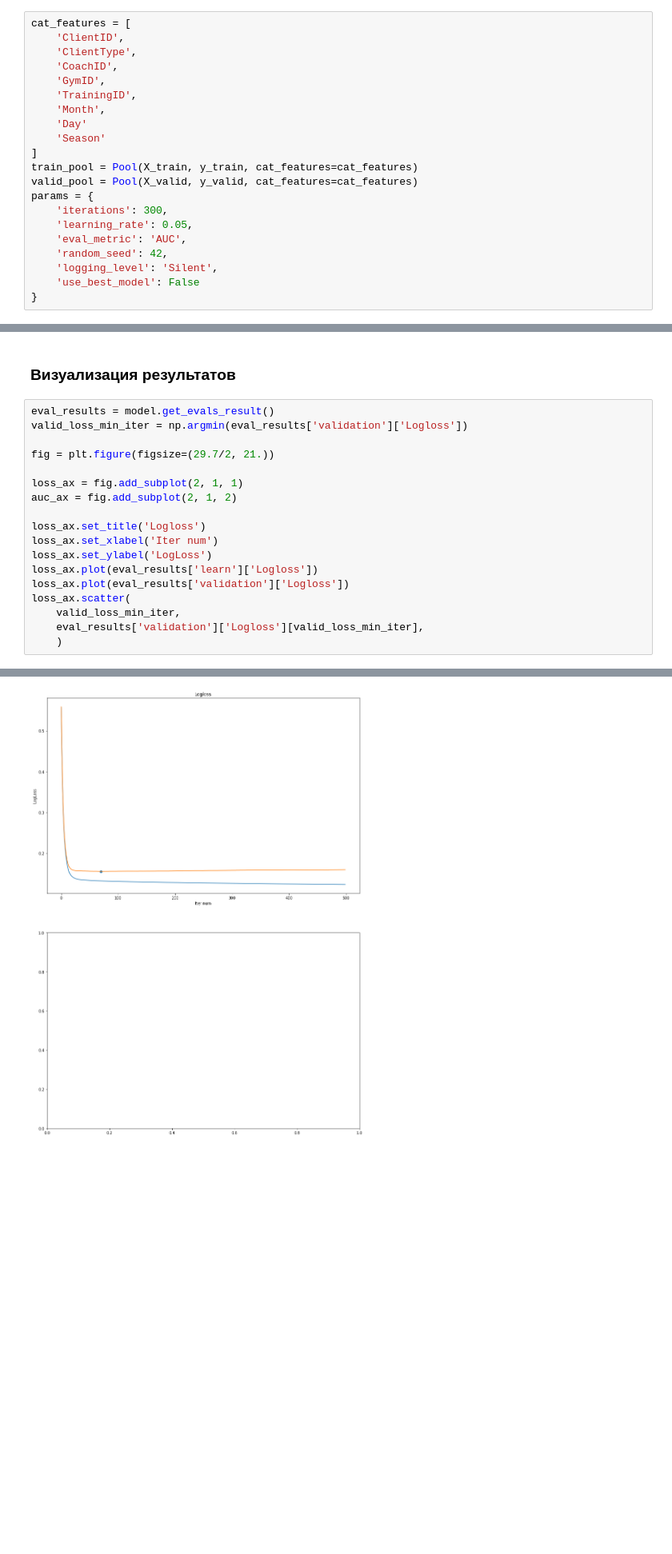
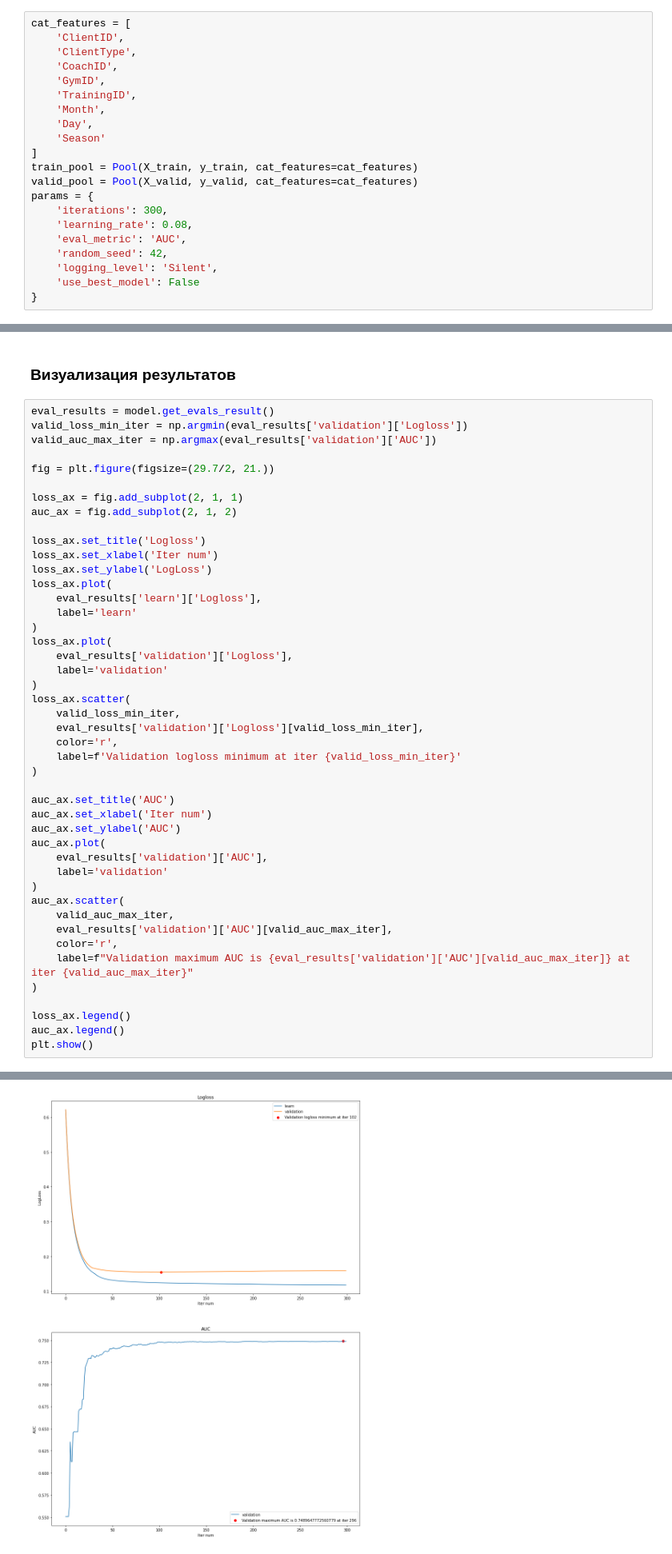
Before and after one commit to alex-kozinov/ml_competitions, a Jupyter notebook: kaggle/ML Posterior. Gym training prediction/solution.ipynb, the cells around one changed output, grey strips where cells are left out. Shown at 80% size. Cells and saved outputs as stored; diff of their text form; blank space fills up the shorter version.

Commit message:
Add visualisation

```diff
--- a/kaggle/ML Posterior. Gym training prediction/solution.ipynb
+++ b/kaggle/ML Posterior. Gym training prediction/solution.ipynb
@@ -281,14 +281,14 @@ cat_features = [
     'GymID',
     'TrainingID',
     'Month',
-    'Day'
+    'Day',
     'Season'
 ]
 train_pool = Pool(X_train, y_train, cat_features=cat_features)
 valid_pool = Pool(X_valid, y_valid, cat_features=cat_features)
 params = {
     'iterations': 300,
-    'learning_rate': 0.05,
+    'learning_rate': 0.08,
     'eval_metric': 'AUC',
     'random_seed': 42,
     'logging_level': 'Silent',
@@ -308,6 +308,7 @@ Wall time: 2min 32s
 # %%
 eval_results = model.get_evals_result()
 valid_loss_min_iter = np.argmin(eval_results['validation']['Logloss'])
+valid_auc_max_iter = np.argmax(eval_results['validation']['AUC'])
 
 fig = plt.figure(figsize=(29.7/2, 21.))
 
@@ -317,10 +318,36 @@ auc_ax = fig.add_subplot(2, 1, 2)
 loss_ax.set_title('Logloss')
 loss_ax.set_xlabel('Iter num')
 loss_ax.set_ylabel('LogLoss')
-loss_ax.plot(eval_results['learn']['Logloss'])
-loss_ax.plot(eval_results['validation']['Logloss'])
+loss_ax.plot(
+    eval_results['learn']['Logloss'],
+    label='learn'
+)
+loss_ax.plot(
+    eval_results['validation']['Logloss'],
+    label='validation'
+)
 loss_ax.scatter(
     valid_loss_min_iter,
     eval_results['validation']['Logloss'][valid_loss_min_iter],
-    )
+    color='r',
+    label=f'Validation logloss minimum at iter {valid_loss_min_iter}'
+)
+
+auc_ax.set_title('AUC')
+auc_ax.set_xlabel('Iter num')
+auc_ax.set_ylabel('AUC')
+auc_ax.plot(
+    eval_results['validation']['AUC'],
+    label='validation'
+)
+auc_ax.scatter(
+    valid_auc_max_iter,
+    eval_results['validation']['AUC'][valid_auc_max_iter],
+    color='r',
+    label=f"Validation maximum AUC is {eval_results['validation']['AUC'][valid_auc_max_iter]} at iter {valid_auc_max_iter}"
+)
+
+loss_ax.legend()
+auc_ax.legend()
+plt.show()
 # %% [output]
@@ -328,4 +354,4 @@ loss_ax.scatter(
-[figure, old version]
+[figure, new version]
 # %%
 model = CatBoostClassifier(**params)
 model.fit(train_pool, eval_set=valid_pool)
```
Also changed, not shown: parts of 2 cells of this notebook.
